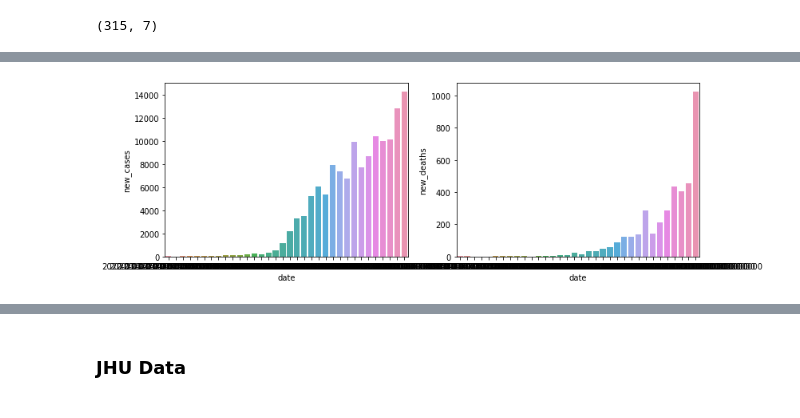
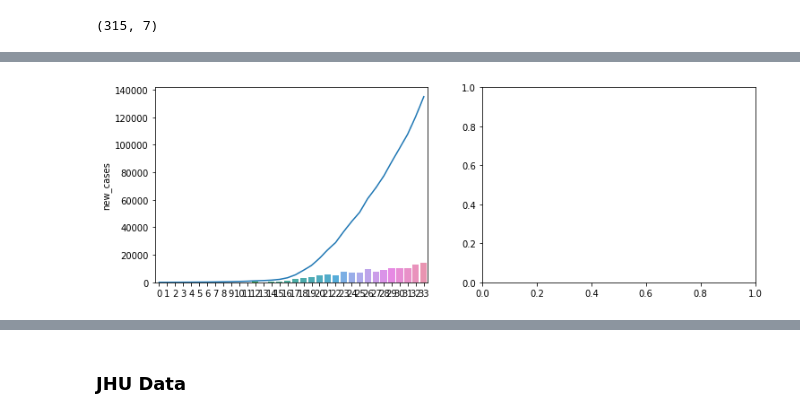
Before and after one commit to TianyuanCai/covid19, a Jupyter notebook: code/EDA.ipynb, the cells around one changed output, grey strips where cells are left out. Drawn from its saved outputs; the diff is of its cells as text; code cells hidden in the pictures.

Commit message:
fix graph

```diff
--- a/code/EDA.ipynb
+++ b/code/EDA.ipynb
@@ -191,14 +206,15 @@ new_cases_total.head()
 # %%
 fig, axes = plt.subplots(1,2, figsize=(12,4))
 # confirmed cases
-sns.barplot(new_cases_total.index, new_cases_total.new_cases, ax = axes[0])
+a = sns.lineplot(range(len(new_cases_total.index)), new_cases_total.cases, ax = axes[0])
+a = sns.barplot(list(range(len(new_cases_total.index))), new_cases_total.new_cases, ax = axes[0])
 #axes[0] = plt.bar(new_cases_total.index, new_cases_total.new_cases)
-#sns.lineplot(new_cases_total.index, new_cases_total.cases, ax = axes[0])
+
 
 # death
-sns.barplot(new_cases_total.index, new_cases_total.new_deaths, ax = axes[1]);
+# sns.barplot(new_cases_total.index, new_cases_total.new_deaths, ax = axes[1]);
 # %% [output]
-[figure, old version]
+[figure, new version]
 # %%
 # Mortality rate
 df['mortality'] = df['deaths']/df['cases']
```
Also changed, not shown: parts of 2 cells of this notebook.
